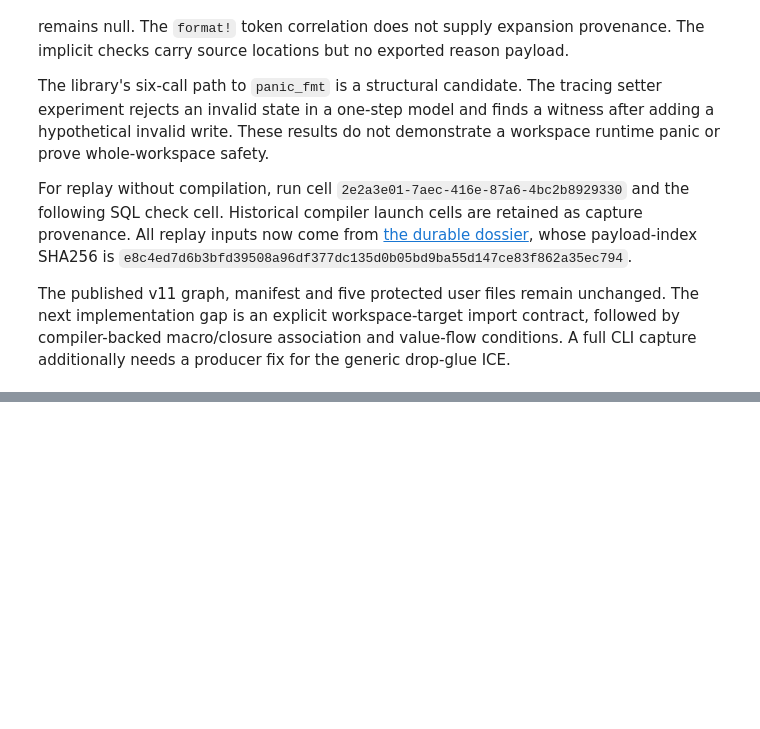
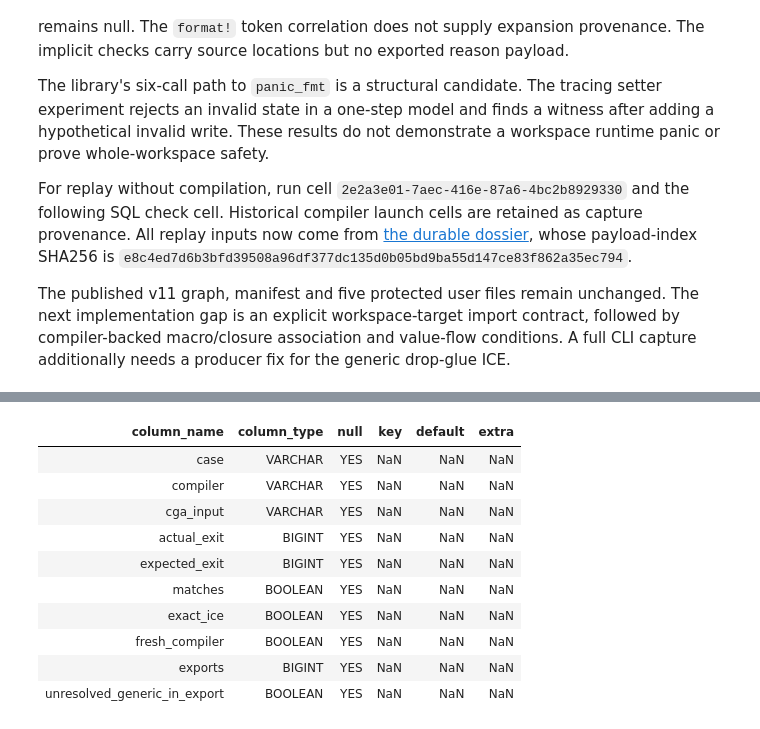
Before and after one commit to getspur/SpurCode, a Jupyter notebook: 2026-10-31-panic-graph-experiment.ipynb, the cells around one changed output, grey strips where cells are left out. Cells and saved outputs as stored; diff of their text form; code cells hidden in the pictures; blank space fills up the shorter version.

Commit message:
docs(spur-graph): bd-3qw verify CGA isolation in notebook

```diff
--- a/2026-10-31-panic-graph-experiment.ipynb
+++ b/2026-10-31-panic-graph-experiment.ipynb
@@ -5271,0 +5420,14 @@ The published v11 graph, manifest and five protected user files remain unchanged
+# %%
+DESCRIBE SELECT * FROM read_json_auto('/Users/kevintruong/project/SpurCode/docs/research/artifacts/2026-11-01-cga-isolation/review/root-controls.jsonl');
+# %% [output]
+| column_name | column_type | null | key | default | extra |
+| case | VARCHAR | YES | NaN | NaN | NaN |
+| compiler | VARCHAR | YES | NaN | NaN | NaN |
+| cga_input | VARCHAR | YES | NaN | NaN | NaN |
+| actual_exit | BIGINT | YES | NaN | NaN | NaN |
+| expected_exit | BIGINT | YES | NaN | NaN | NaN |
+| matches | BOOLEAN | YES | NaN | NaN | NaN |
+| exact_ice | BOOLEAN | YES | NaN | NaN | NaN |
+| fresh_compiler | BOOLEAN | YES | NaN | NaN | NaN |
+| exports | BIGINT | YES | NaN | NaN | NaN |
+| unresolved_generic_in_export | BOOLEAN | YES | NaN | NaN | NaN |
```
Also changed, not shown: parts of 8 cells of this notebook, 1 other file.
